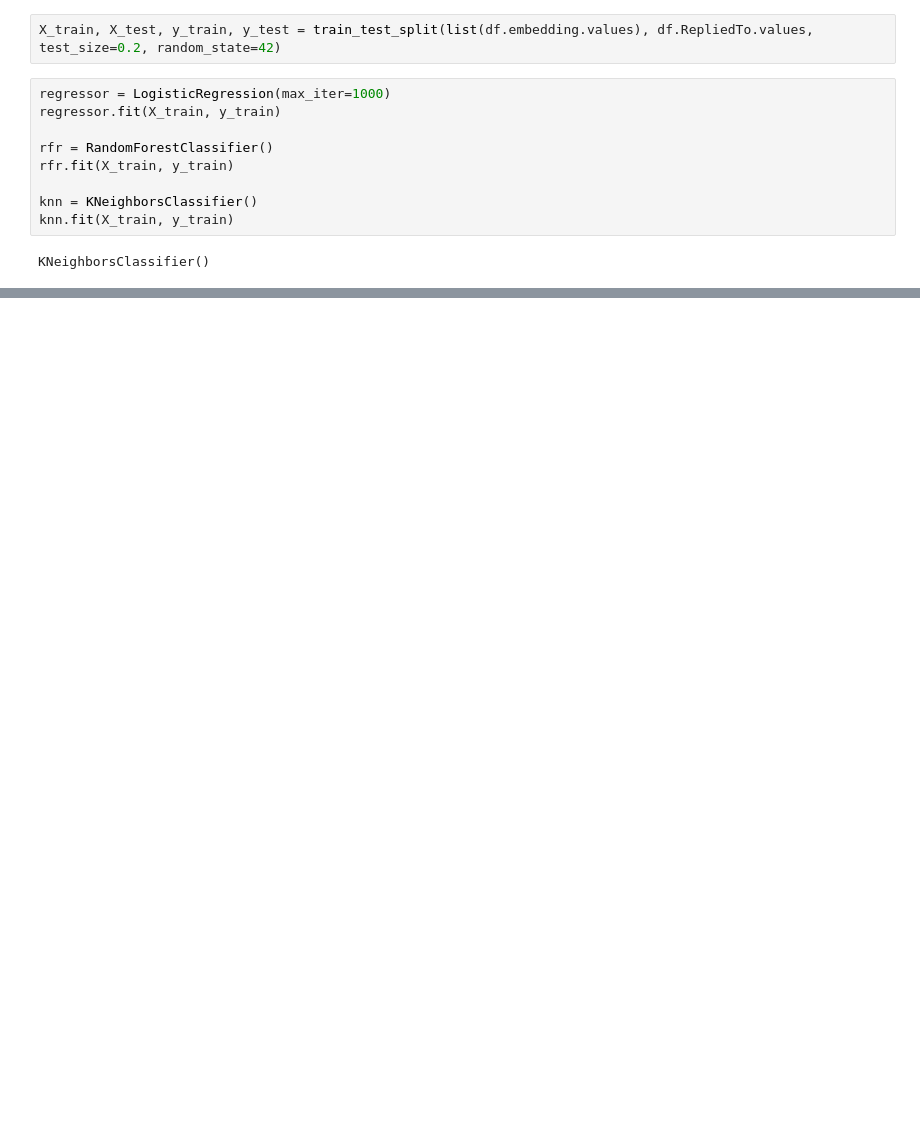
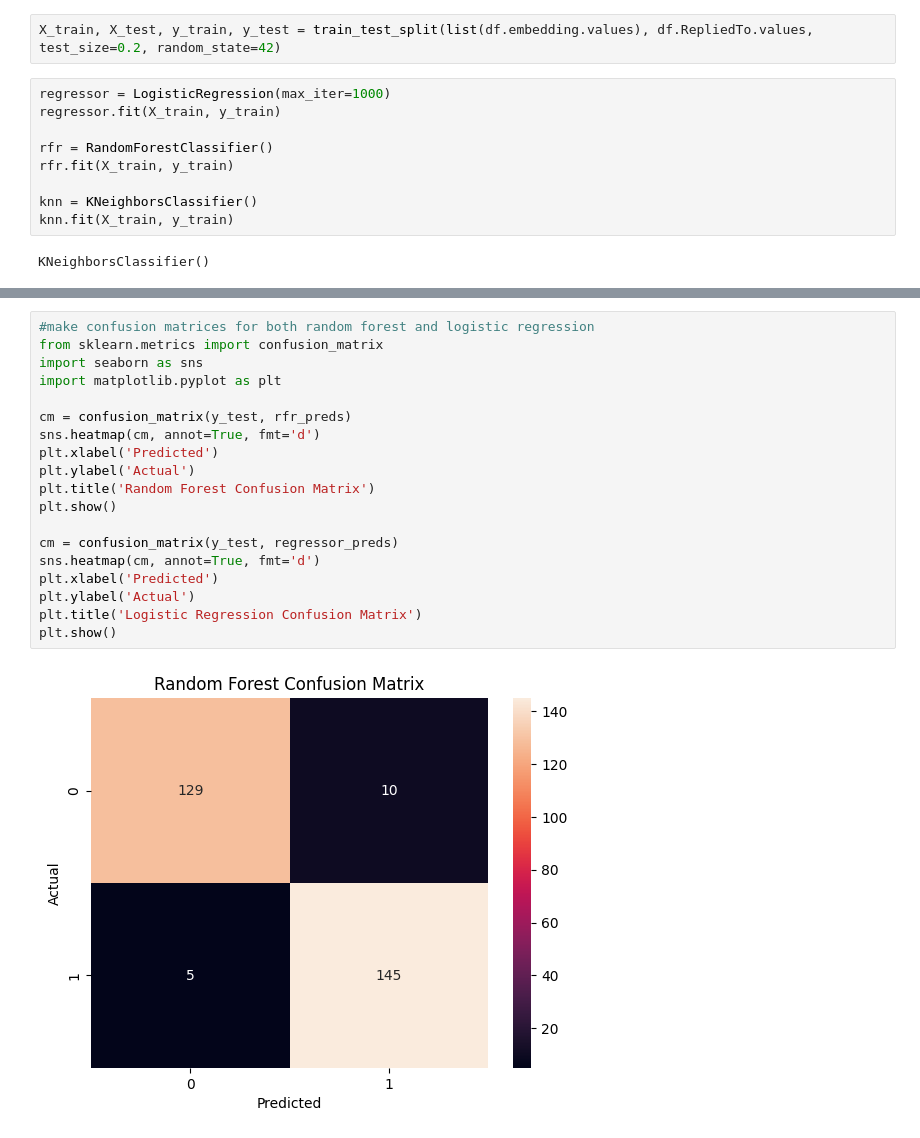
Before and after one commit to aryavtaneja/EmailAnalysis, a Jupyter notebook: logreg.ipynb, the cells around one changed output, grey strips where cells are left out. Cells and saved outputs as stored; diff of their text form; blank space fills up the shorter version.

```diff
--- a/logreg.ipynb
+++ b/logreg.ipynb
@@ -63,2 +63,23 @@ Random Forest F1: 0.9634551495016612
 Logistic Regression Accuracy: 0.916955017301038
 Logistic Regression F1: 0.9225806451612903
+# %%
+#make confusion matrices for both random forest and logistic regression
+from sklearn.metrics import confusion_matrix
+import seaborn as sns
+import matplotlib.pyplot as plt
+
+cm = confusion_matrix(y_test, rfr_preds)
+sns.heatmap(cm, annot=True, fmt='d')
+plt.xlabel('Predicted')
+plt.ylabel('Actual')
+plt.title('Random Forest Confusion Matrix')
+plt.show()
+
+cm = confusion_matrix(y_test, regressor_preds)
+sns.heatmap(cm, annot=True, fmt='d')
+plt.xlabel('Predicted')
+plt.ylabel('Actual')
+plt.title('Logistic Regression Confusion Matrix')
+plt.show()
+# %% [output]
+[figure, added]
```
Also changed, not shown: parts of 4 cells of this notebook, 1 other file.
